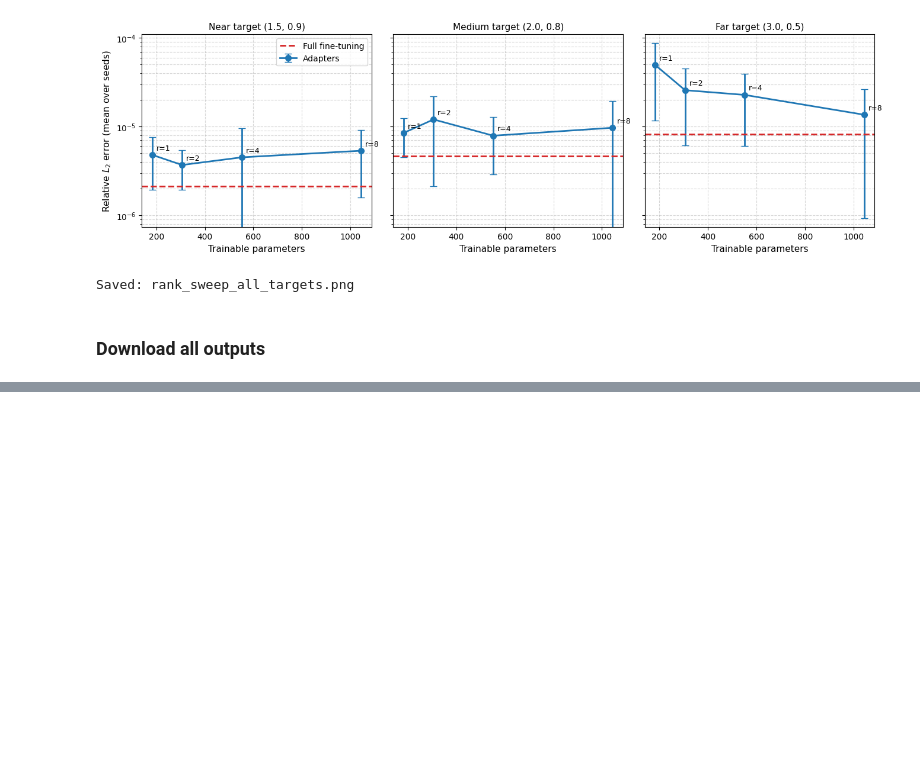
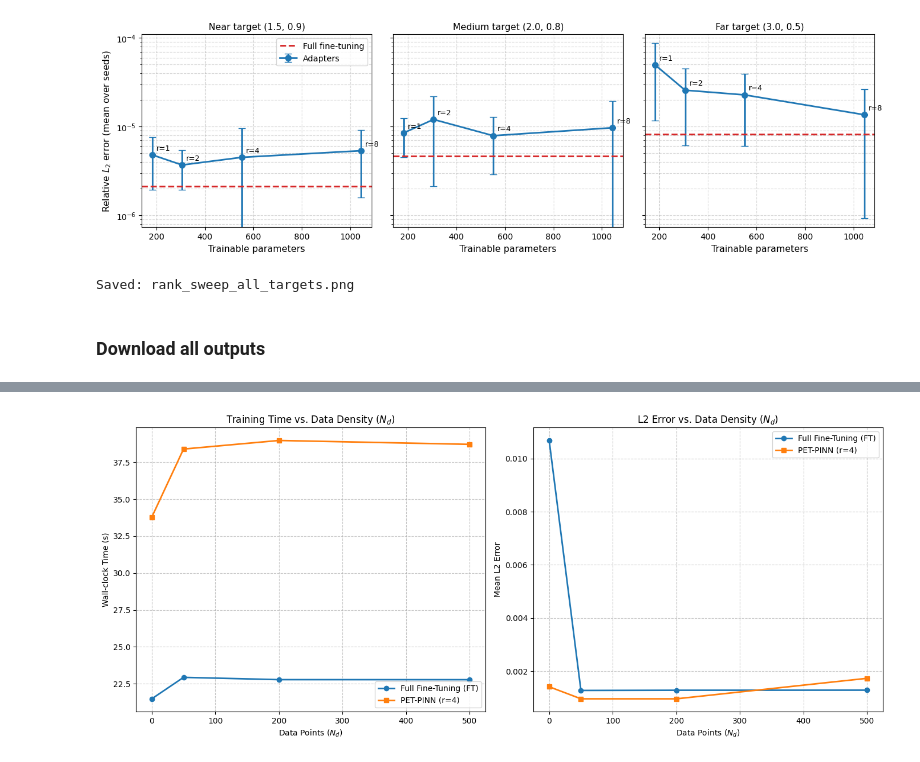
Before and after one commit to DanielTechnionME/ML-final-project, a Jupyter notebook: HX_PET_PINN_adaptation_mod.ipynb, the cells around one changed output, grey strips where cells are left out. Saved outputs shown, nothing was run; the diff lists cells and outputs as text; code cells hidden in the pictures; blank space fills up the shorter version.

```diff
--- a/HX_PET_PINN_adaptation_mod.ipynb
+++ b/HX_PET_PINN_adaptation_mod.ipynb
@@ -917,0 +1071,34 @@ Error:
+# %%
+import matplotlib.pyplot as plt
+
+# Your data from the pre-test
+nd = [0, 50, 200, 500]
+ft_time = [21.474305, 22.929249, 22.774960, 22.771613]
+pet_time = [33.784720, 38.400753, 38.980794, 38.719038]
+ft_err = [0.010678, 0.001280, 0.001288, 0.001291]
+pet_err = [0.001419, 0.000966, 0.000965, 0.001736]
+
+fig, (ax1, ax2) = plt.subplots(1, 2, figsize=(14, 6))
+
+# Plot 1: Execution Time
+ax1.plot(nd, ft_time, 'o-', label='Full Fine-Tuning (FT)', linewidth=2)
+ax1.plot(nd, pet_time, 's-', label='PET-PINN (r=4)', linewidth=2)
+ax1.set_title('Training Time vs. Data Density ($N_d$)')
+ax1.set_xlabel('Data Points ($N_d$)')
+ax1.set_ylabel('Wall-clock Time (s)')
+ax1.legend()
+ax1.grid(True, linestyle='--', alpha=0.7)
+
+# Plot 2: L2 Error
+ax2.plot(nd, ft_err, 'o-', label='Full Fine-Tuning (FT)', linewidth=2)
+ax2.plot(nd, pet_err, 's-', label='PET-PINN (r=4)', linewidth=2)
+ax2.set_title('L2 Error vs. Data Density ($N_d$)')
+ax2.set_xlabel('Data Points ($N_d$)')
+ax2.set_ylabel('Mean L2 Error')
+ax2.legend()
+ax2.grid(True, linestyle='--', alpha=0.7)
+
+plt.tight_layout()
+plt.show()
+# %% [output]
+[figure, added]
```
Also changed, not shown: parts of 14 cells of this notebook.
